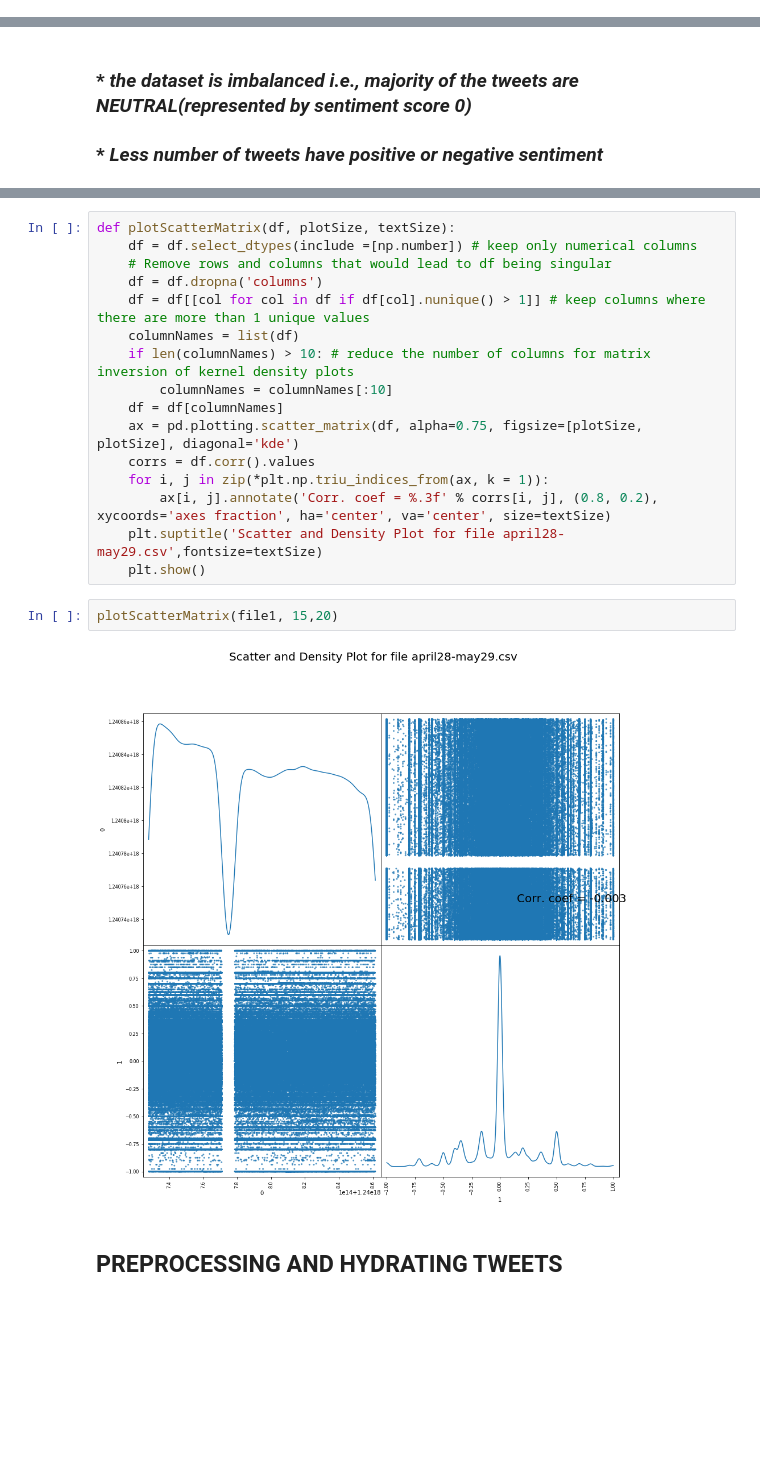
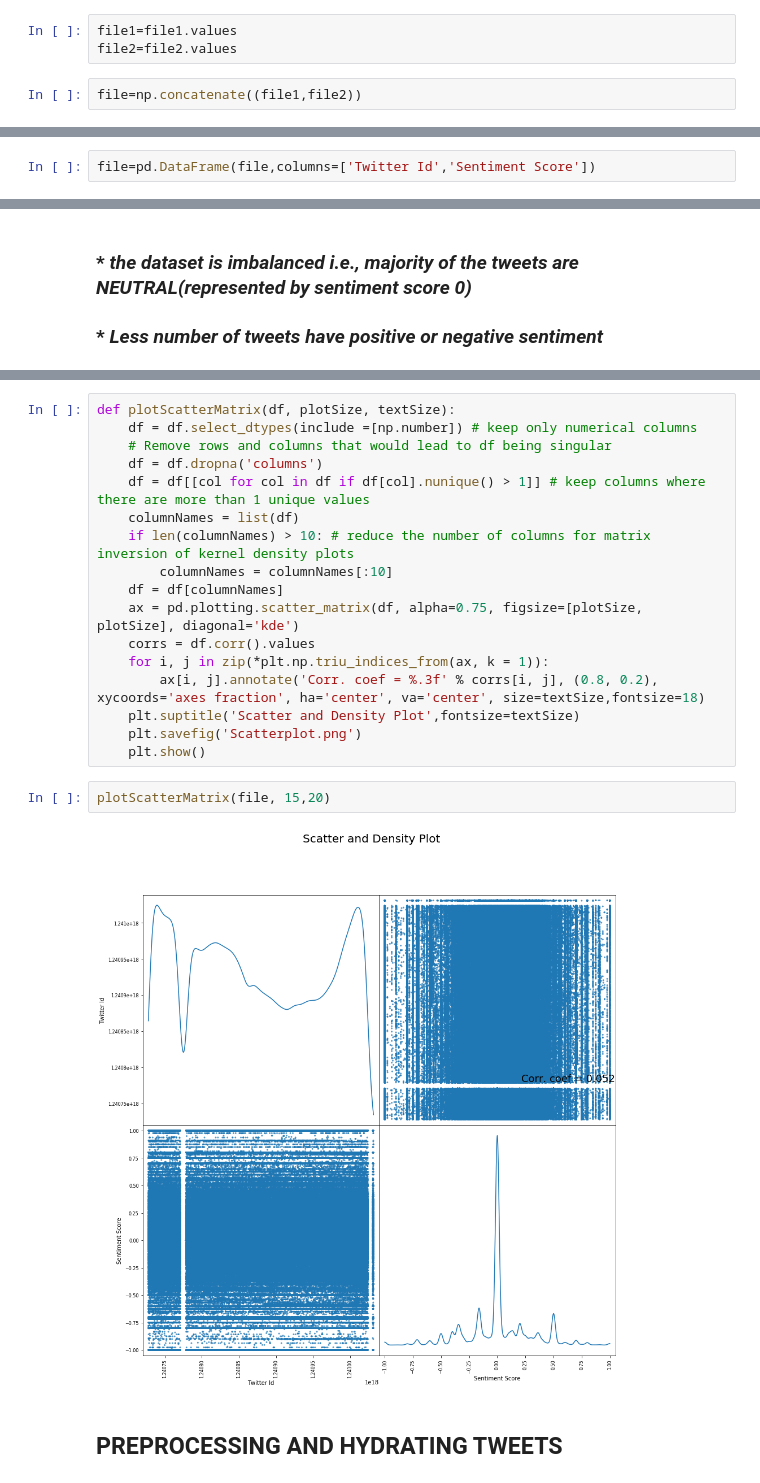
Before and after one commit to kritika2611/TWITTER-SENTIMENT-ANALYSIS-OF-COVID-19, a Jupyter notebook: SENTIMENT ANALYSIS.ipynb, the cells around one changed output, grey strips where cells are left out. Cells and saved outputs as stored; diff of their text form; blank space fills up the shorter version.

```diff
--- a/SENTIMENT ANALYSIS.ipynb
+++ b/SENTIMENT ANALYSIS.ipynb
@@ -39,0 +31,5 @@ array([ 0.35714286,  0.11607143, -0.05      , ...,  0.        ,
+# %%
+file1=file1.values
+file2=file2.values
+# %%
+file=np.concatenate((file1,file2))
@@ -39,0 +38,2 @@ array([ 0.35714286,  0.11607143, -0.05      , ...,  0.        ,
+# %%
+file=pd.DataFrame(file,columns=['Twitter Id','Sentiment Score'])
@@ -84,13 +92,14 @@ def plotScatterMatrix(df, plotSize, textSize):
     ax = pd.plotting.scatter_matrix(df, alpha=0.75, figsize=[plotSize, plotSize], diagonal='kde')
     corrs = df.corr().values
     for i, j in zip(*plt.np.triu_indices_from(ax, k = 1)):
-        ax[i, j].annotate('Corr. coef = %.3f' % corrs[i, j], (0.8, 0.2), xycoords='axes fraction', ha='center', va='center', size=textSize)
-    plt.suptitle('Scatter and Density Plot for file april28-may29.csv',fontsize=textSize)
+        ax[i, j].annotate('Corr. coef = %.3f' % corrs[i, j], (0.8, 0.2), xycoords='axes fraction', ha='center', va='center', size=textSize,fontsize=18)
+    plt.suptitle('Scatter and Density Plot',fontsize=textSize)
+    plt.savefig('Scatterplot.png')
     plt.show()
 # %%
-plotScatterMatrix(file1, 15,20)
+plotScatterMatrix(file, 15,20)
 # %% [output]
-[figure, old version]
+[figure, new version]
 # %% [markdown]
 ## PREPROCESSING AND HYDRATING TWEETS
 # %% [markdown]
```
Also changed, not shown: parts of 12 cells of this notebook.
